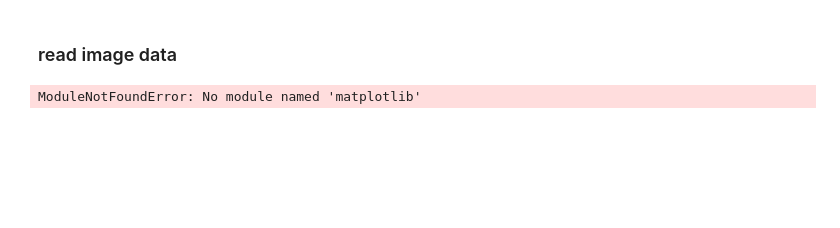
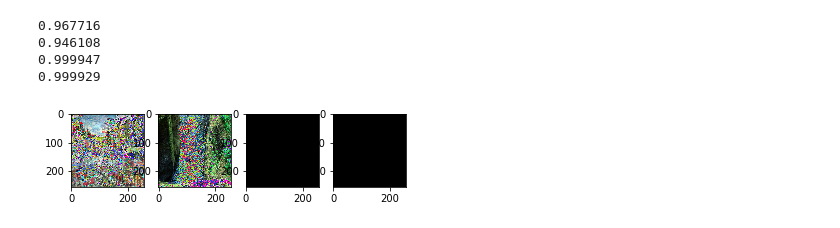
Before and after one commit to zjucx/GAN-StyleTransfer, a Jupyter notebook: CycleGAN.ipynb, the cells around one changed output. Cells and saved outputs as stored; diff of their text form; code cells hidden in the pictures; blank space fills up the shorter version.

```diff
--- a/CycleGAN.ipynb
+++ b/CycleGAN.ipynb
@@ -1,2 +0,0 @@
-# %% [markdown]
-### read image data
@@ -20,16 +81,38 @@ image_A = tf.subtract(tf.div(tf.image.resize_images(tf.image.decode_jpeg(image_a
 image_B = tf.subtract(tf.div(tf.image.resize_images(tf.image.decode_jpeg(image_b),[256,256]),127.5),1)
 
 
+input_A = tf.placeholder(tf.float32, [1, 256, 256, 3], name="input_A")
+imggen = generator(input_A)
+imgdisc = discriminator(input_A)
 
-with tf.Session() as sess:
-    sess.run([tf.global_variables_initializer(), tf.local_variables_initializer()])
-
-    # Loading images into the tensors
-    coord = tf.train.Coordinator()
-    threads = tf.train.start_queue_runners(coord=coord)
-    print(sess.run(tf.size(train_a_files)))
-    plt.imshow(sess.run(image_A))
-    coord.request_stop()
-    coord.join(threads)
+disc_loss_A = tf.reduce_mean(tf.squared_difference(imgdisc, 1))
-# %% [output]
-ModuleNotFoundError: No module named 'matplotlib'
+# %%
+with tf.Session() as sess:
+    sess.run([tf.global_variables_initializer(), tf.local_variables_initializer()])
+
+    # Loading images into the tensors
+    coord = tf.train.Coordinator()
+    threads = tf.train.start_queue_runners(coord=coord)
+    imga = sess.run(image_A).reshape((1, 256, 256, 3))
+    imgb = sess.run(image_B).reshape((1, 256, 256, 3))
+    imggena = sess.run(imggen, feed_dict={input_A:imga})
+    imggenb = sess.run(imggen, feed_dict={input_A:imgb})
+
+    print(sess.run(disc_loss_A, feed_dict={input_A:imga}))
+    print(sess.run(disc_loss_A, feed_dict={input_A:imgb}))
+    print(sess.run(disc_loss_A, feed_dict={input_A:imggena}))
+    print(sess.run(disc_loss_A, feed_dict={input_A:imggenb}))
+
+    plt.subplot(141); plt.imshow(imga.reshape((256, 256, 3)))
+    plt.subplot(142); plt.imshow(imgb.reshape((256, 256, 3)))
+    plt.subplot(143); plt.imshow(imggena.reshape((256, 256, 3)))
+    plt.subplot(144); plt.imshow(imggenb.reshape((256, 256, 3)))
+    plt.show()
+    coord.request_stop()
+    coord.join(threads)
+# %% [output]
+0.967716
+0.946108
+0.999947
+0.999929
+[figure, added]
```
Also changed, not shown: parts of 3 cells of this notebook, 3 other files.
